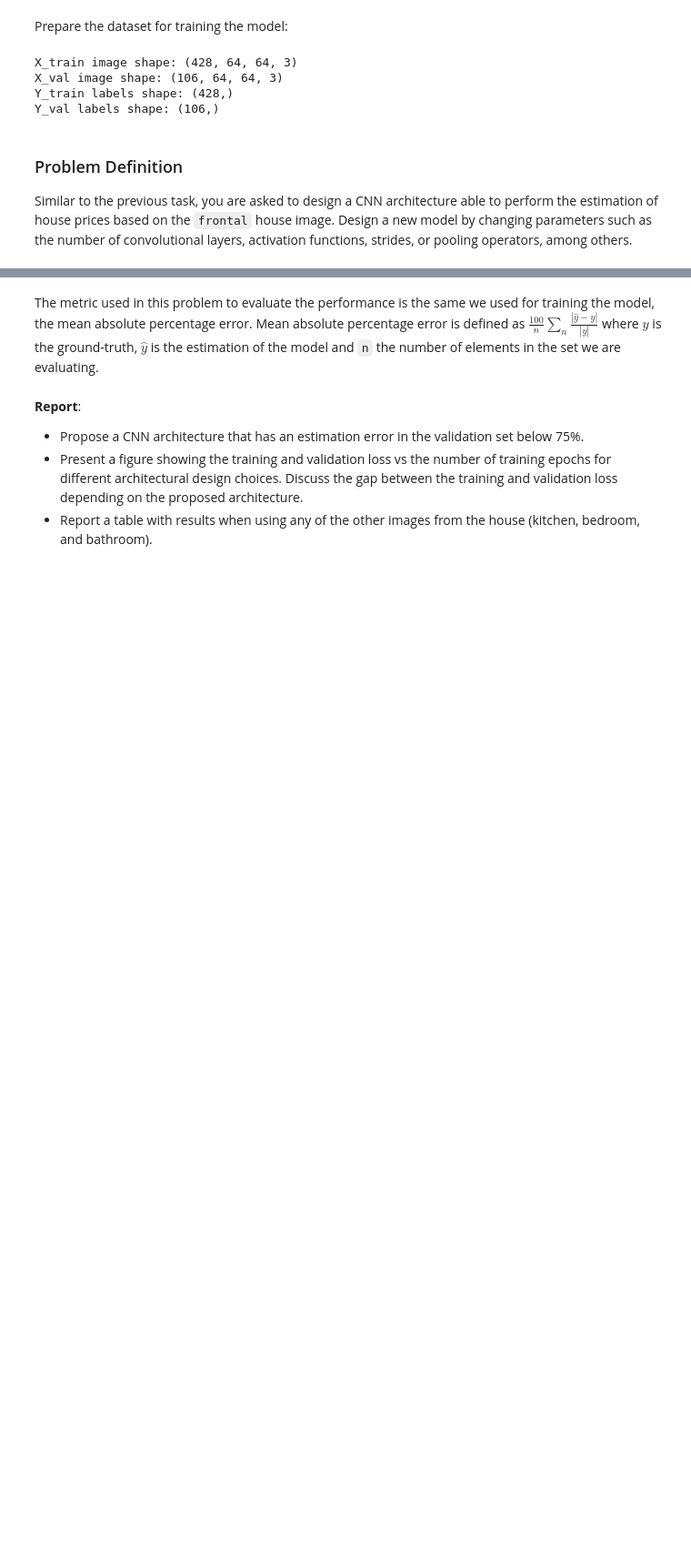
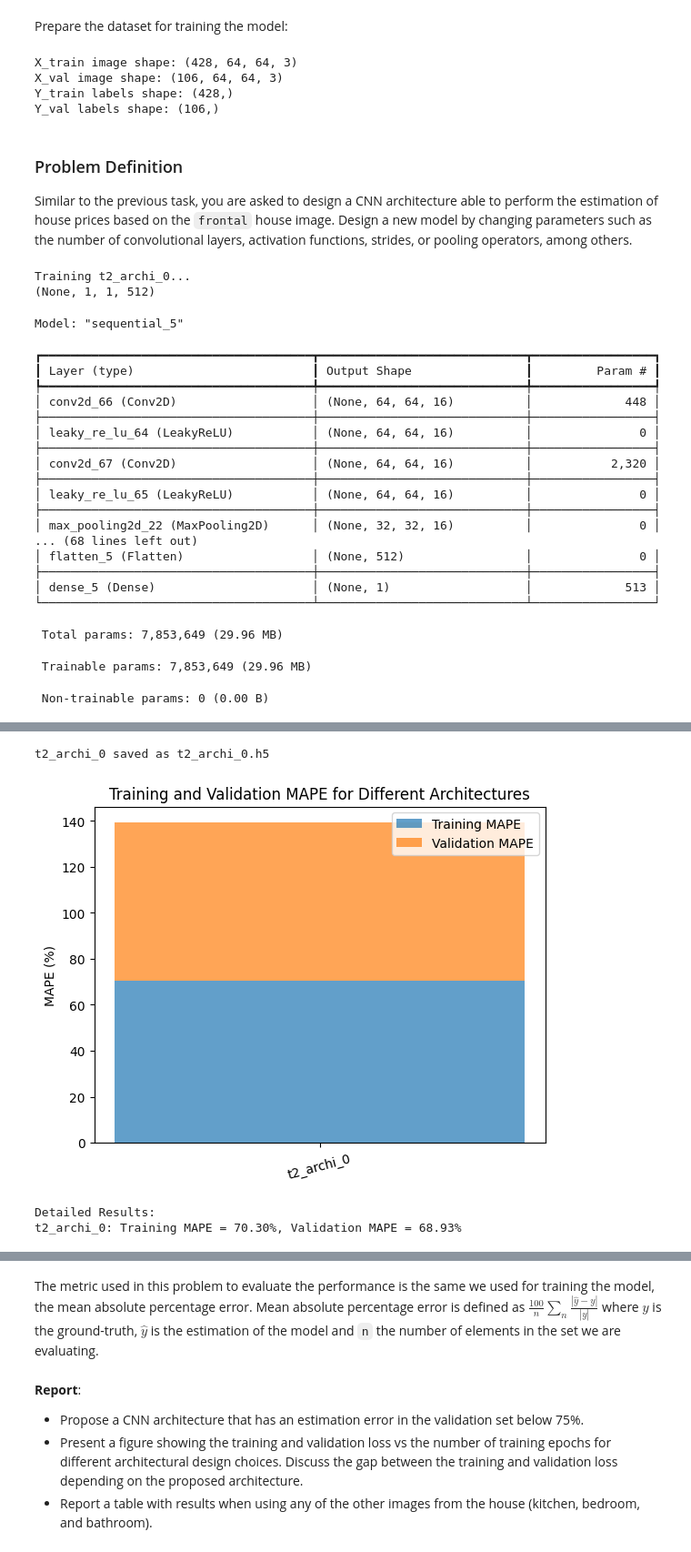
Before and after one commit to cddaaaa1/deep-learning-course, a Jupyter notebook: 02_CNN_Introduction.ipynb, the cells around one changed output, grey strips where cells are left out. Shown: that part at 91% size. Cells and saved outputs as stored; diff of their text form; code cells hidden in the pictures; blank space fills up the shorter version.

```diff
--- a/02_CNN_Introduction.ipynb
+++ b/02_CNN_Introduction.ipynb
@@ -1868,0 +2058,51 @@ model.fit(X_train, Y_train, validation_data=(X_val, Y_val), epochs=100, batch_si
+# %%
+# Collect results
+results = {}
+architectures = {
+    "t2_archi_0": t2_archi_0,
+}
+
+for name, model_fn in architectures.items():
+    train_mape, val_mape = create_and_train_model_t2(name, model_fn, epochs=100)
+    results[name] = {'train_mape': train_mape, 'val_mape': val_mape}
+
+names = list(results.keys())
+train_mape = [results[name]['train_mape'] for name in names]
+val_mape = [results[name]['val_mape'] for name in names]
+
+plt.bar(names, train_mape, label='Training MAPE', alpha=0.7)
+plt.bar(names, val_mape, label='Validation MAPE', alpha=0.7, bottom=train_mape)
+plt.ylabel('MAPE (%)')
+plt.title('Training and Validation MAPE for Different Architectures')
+plt.xticks(rotation=15)
+plt.legend()
+plt.show()
+
+# Print detailed results
+print("\nDetailed Results:")
+for name, metrics in results.items():
+    print(f"{name}: Training MAPE = {metrics['train_mape']:.2f}%, Validation MAPE = {metrics['val_mape']:.2f}%")
+# %% [output]
+Training t2_archi_0...
+(None, 1, 1, 512)
+Model: "sequential_5"
+┏━━━━━━━━━━━━━━━━━━━━━━━━━━━━━━━━━━━━━━┳━━━━━━━━━━━━━━━━━━━━━━━━━━━━━┳━━━━━━━━━━━━━━━━━┓
+┃ Layer (type)                         ┃ Output Shape                ┃         Param # ┃
+┡━━━━━━━━━━━━━━━━━━━━━━━━━━━━━━━━━━━━━━╇━━━━━━━━━━━━━━━━━━━━━━━━━━━━━╇━━━━━━━━━━━━━━━━━┩
+│ conv2d_66 (Conv2D)                   │ (None, 64, 64, 16)          │             448 │
+├──────────────────────────────────────┼─────────────────────────────┼─────────────────┤
+│ leaky_re_lu_64 (LeakyReLU)           │ (None, 64, 64, 16)          │               0 │
+├──────────────────────────────────────┼─────────────────────────────┼─────────────────┤
+│ conv2d_67 (Conv2D)                   │ (None, 64, 64, 16)          │           2,320 │
+├──────────────────────────────────────┼─────────────────────────────┼─────────────────┤
+│ leaky_re_lu_65 (LeakyReLU)           │ (None, 64, 64, 16)          │               0 │
+├──────────────────────────────────────┼─────────────────────────────┼─────────────────┤
+│ max_pooling2d_22 (MaxPooling2D)      │ (None, 32, 32, 16)          │               0 │
+... (68 lines left out)
+│ flatten_5 (Flatten)                  │ (None, 512)                 │               0 │
+├──────────────────────────────────────┼─────────────────────────────┼─────────────────┤
+│ dense_5 (Dense)                      │ (None, 1)                   │             513 │
+└──────────────────────────────────────┴─────────────────────────────┴─────────────────┘
+ Total params: 7,853,649 (29.96 MB)
+ Trainable params: 7,853,649 (29.96 MB)
+ Non-trainable params: 0 (0.00 B)
@@ -1868,0 +2126,4 @@ model.fit(X_train, Y_train, validation_data=(X_val, Y_val), epochs=100, batch_si
+t2_archi_0 saved as t2_archi_0.h5
+[figure, added]
+Detailed Results:
+t2_archi_0: Training MAPE = 70.30%, Validation MAPE = 68.93%
```
Also changed, not shown: parts of 17 cells of this notebook.
